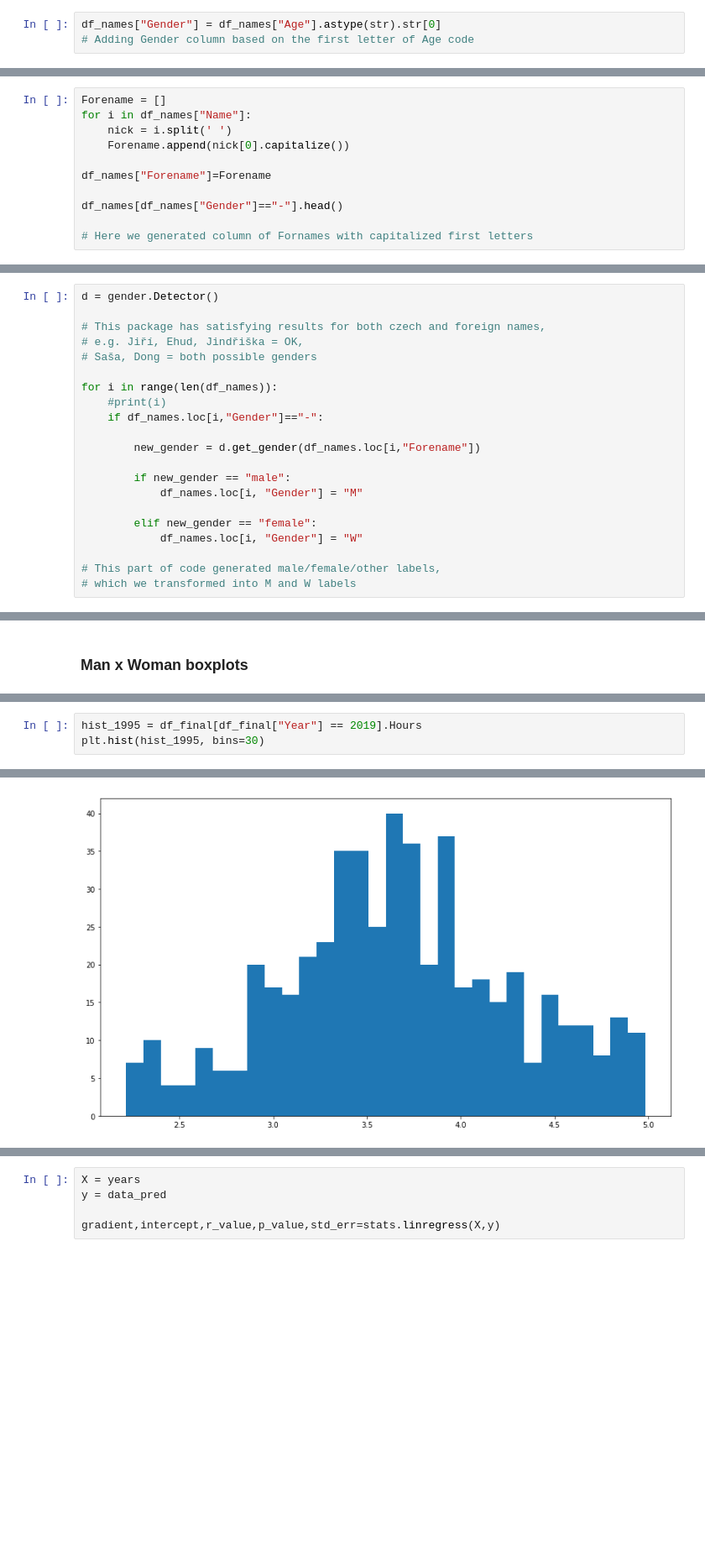
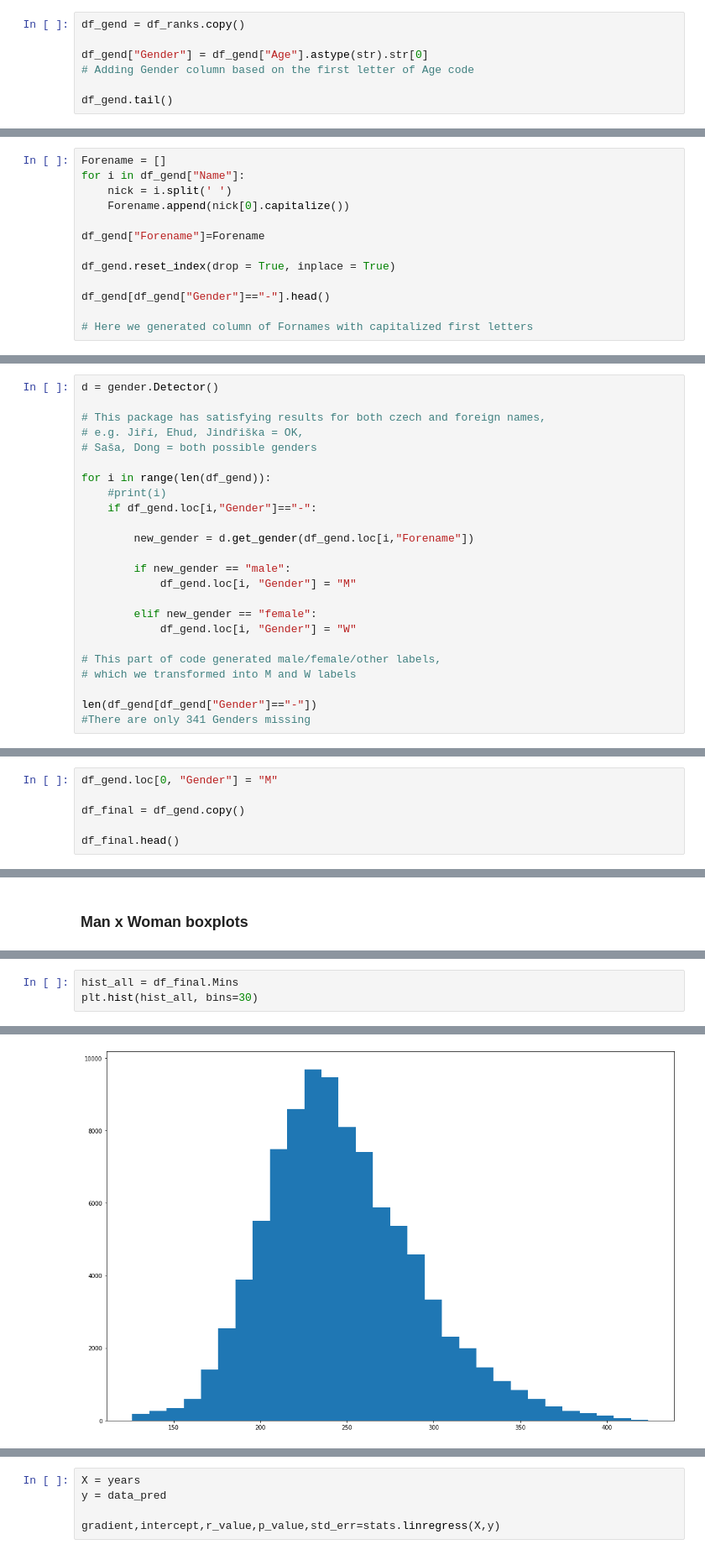
Before and after one commit to mrkoubek/Marathon-results-analysis, a Jupyter notebook: Data Analysis/Marathon_results_analysis.ipynb, the cells around one changed output, grey strips where cells are left out. Shown: that part at 84% size. Saved outputs shown, nothing was run; the diff lists cells and outputs as text; blank space fills up the shorter version.

```diff
--- a/Data Analysis/Marathon_results_analysis.ipynb
+++ b/Data Analysis/Marathon_results_analysis.ipynb
@@ -309,3 +288,7 @@ df_names[df_names["Year"]==1997].tail(40)
 # %%
-df_names["Gender"] = df_names["Age"].astype(str).str[0]
+df_gend = df_ranks.copy()
+
+df_gend["Gender"] = df_gend["Age"].astype(str).str[0]
 # Adding Gender column based on the first letter of Age code
+
+df_gend.tail()
@@ -315,13 +305,15 @@ df_names["Gender"] = df_names["Age"].astype(str).str[0]
 ###### We will deal with them using gender.Detector() function
 # %%
 Forename = []
-for i in df_names["Name"]:
+for i in df_gend["Name"]:
     nick = i.split(' ')
     Forename.append(nick[0].capitalize())
 
-df_names["Forename"]=Forename
+df_gend["Forename"]=Forename
 
-df_names[df_names["Gender"]=="-"].head()
+df_gend.reset_index(drop = True, inplace = True)
+
+df_gend[df_gend["Gender"]=="-"].head()
 
 # Here we generated column of Fornames with capitalized first letters
 # %% [output]
@@ -349,17 +330,20 @@ d = gender.Detector()
 # e.g. Jiří, Ehud, Jindřiška = OK,
 # Saša, Dong = both possible genders
 
-for i in range(len(df_names)):
+for i in range(len(df_gend)):
     #print(i)
-    if df_names.loc[i,"Gender"]=="-":
+    if df_gend.loc[i,"Gender"]=="-":
 
-        new_gender = d.get_gender(df_names.loc[i,"Forename"])
+        new_gender = d.get_gender(df_gend.loc[i,"Forename"])
 
         if new_gender == "male":
-            df_names.loc[i, "Gender"] = "M"
+            df_gend.loc[i, "Gender"] = "M"
 
         elif new_gender == "female":
-            df_names.loc[i, "Gender"] = "W"
+            df_gend.loc[i, "Gender"] = "W"
 
 # This part of code generated male/female/other labels,
 # which we transformed into M and W labels
+
+len(df_gend[df_gend["Gender"]=="-"])
+#There are only 341 Genders missing
@@ -386,0 +364,6 @@ df_gender.head()
+# %%
+df_gend.loc[0, "Gender"] = "M"
+
+df_final = df_gend.copy()
+
+df_final.head()
@@ -690,4 +685,4 @@ NameError: name 'df_final' is not defined
 # %%
-hist_1995 = df_final[df_final["Year"] == 2019].Hours
-plt.hist(hist_1995, bins=30)
+hist_all = df_final.Mins
+plt.hist(hist_all, bins=30)
 # %% [output]
@@ -704,2 +701,2 @@ plt.hist(hist_1995, bins=30)
  <a list of 30 Patch objects>)
-[figure, old version]
+[figure, new version]
```
Also changed, not shown: parts of 67 cells of this notebook.
